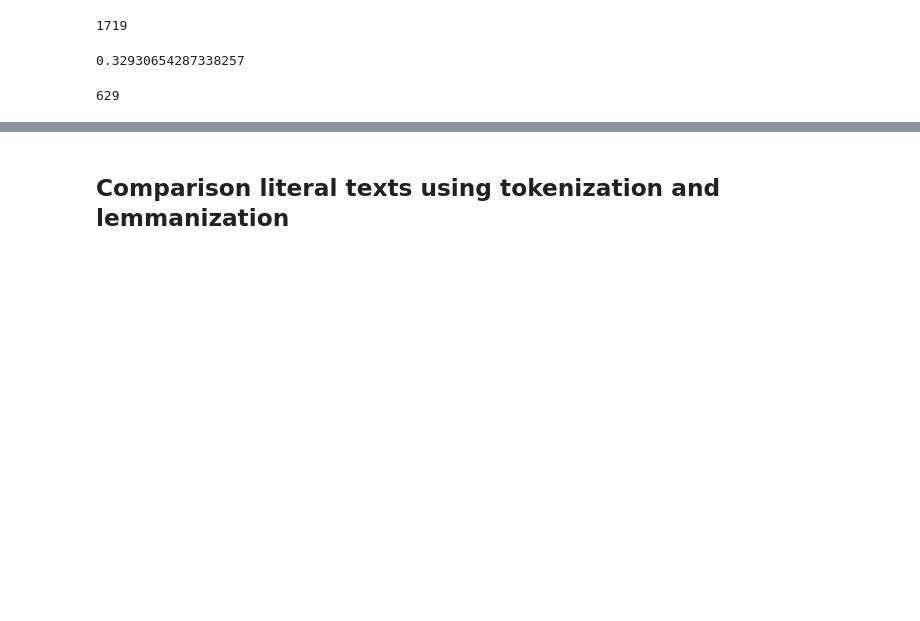
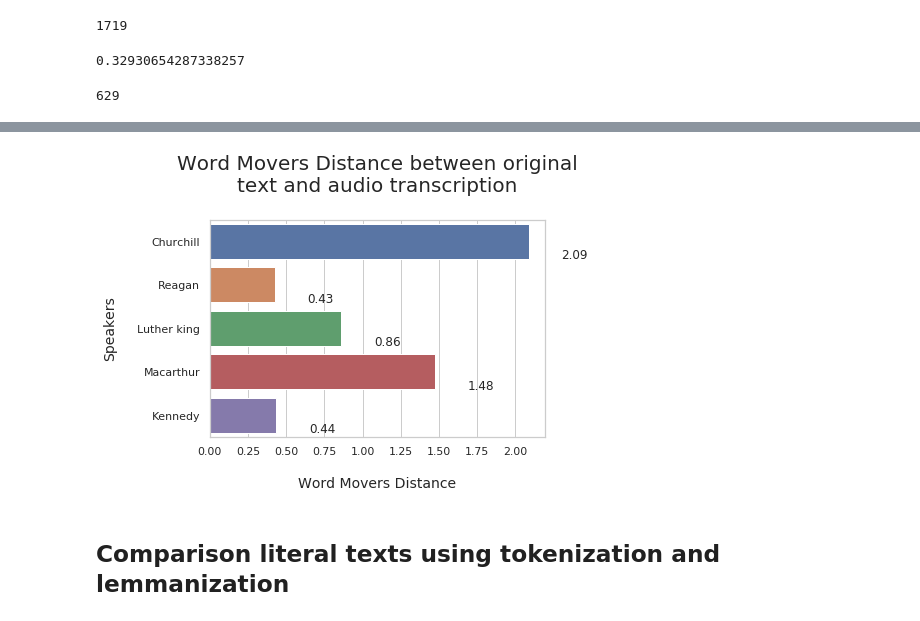
Before and after one commit to GabrielSGoncalves/nlp_aws, a Jupyter notebook: NLP_with_AWS_services.ipynb, the cells around one changed output, grey strips where cells are left out. Drawn from its saved outputs; the diff is of its cells as text; code cells hidden in the pictures; blank space fills up the shorter version.

Commit message:
Add word movers distance plot to notebook

```diff
--- a/NLP_with_AWS_services.ipynb
+++ b/NLP_with_AWS_services.ipynb
@@ -381,5 +398,5 @@ df_audio
 # %%
-def show_values_on_bars(axs, h_v="v", space=0.4):
+def show_values_on_bars_wmd(axs, h_v="v", space=0.4):
     def _show_on_single_plot(ax):
         if h_v == "v":
             for p in ax.patches:
@@ -487,0 +494,10 @@ Word Movers Distance Similiraty for kennedy's speech: 0.5417932271957397
+# %%
+# Iterate over the speakers comparing the transcription texts using spaCy and wmd
+nlp = spacy.load('en_core_web_lg')
+nlp.add_pipe(wmd.WMD.SpacySimilarityHook(nlp), last=True)
+for index, row in df_audio.iterrows():
+    original_transcription = nlp(process_text(original_transcriptions.get(index)))
+    transcribe_transcription = nlp(process_text(get_text_from_json(bucket_name, row.json_transcription)))
+    wmd_similaraty = original_transcription.similarity(transcribe_transcription)
+    df_audio.at[index, 'wmd_similarity'] = wmd_similaraty
+    print(f'Word Movers Distance Similiraty for {index}\'s speech: {wmd_similaraty}')
@@ -488,3 +519,37 @@ Word Movers Distance Similiraty for kennedy's speech: 0.5417932271957397
+# %%
+def show_values_on_bars_wmd(axs, h_v="v", space=0.4):
+    def _show_on_single_plot(ax):
+        if h_v == "v":
+            for p in ax.patches:
+                _x = p.get_x() + p.get_width() / 2
+                _y = p.get_y() + p.get_height()
+                value = int(p.get_height())
+                ax.text(_x, _y, value, ha="center")
+        elif h_v == "h":
+            for p in ax.patches:
+                _x = p.get_x() + p.get_width() + float(space)
+                _y = p.get_y() + p.get_height()
+                value = f'{round(p.get_width(),2)}'
+                ax.text(_x, _y, value, ha="center")
+
+    if isinstance(axs, np.ndarray):
+        for idx, ax in np.ndenumerate(axs):
+            _show_on_single_plot(ax)
+    else:
+        _show_on_single_plot(axs)
+# %%
+# Plotting the results for WMD
+sns.set(style="whitegrid")
+ax = sns.barplot(y='label_capitalized', x='wmd_similarity',
+                 data=df_audio, orient='h')
+ax.set_title('Word Movers Distance between original\ntext and audio transcription\n', fontsize=20)
+ax.set_xlabel('\nWord Movers Distance', fontsize=14)
+ax.set_ylabel('Speakers\n', fontsize=14)
+
+show_values_on_bars_wmd(ax, "h", 0.3)
+ax.figure.savefig("wmd.png", dpi=400, bbox_inches='tight')
+# %% [output]
+[figure, added]
 # %% [markdown]
 ## Comparison literal texts using tokenization and lemmanization
 # %%
```
Also changed, not shown: parts of 19 cells of this notebook, 1 other file.
